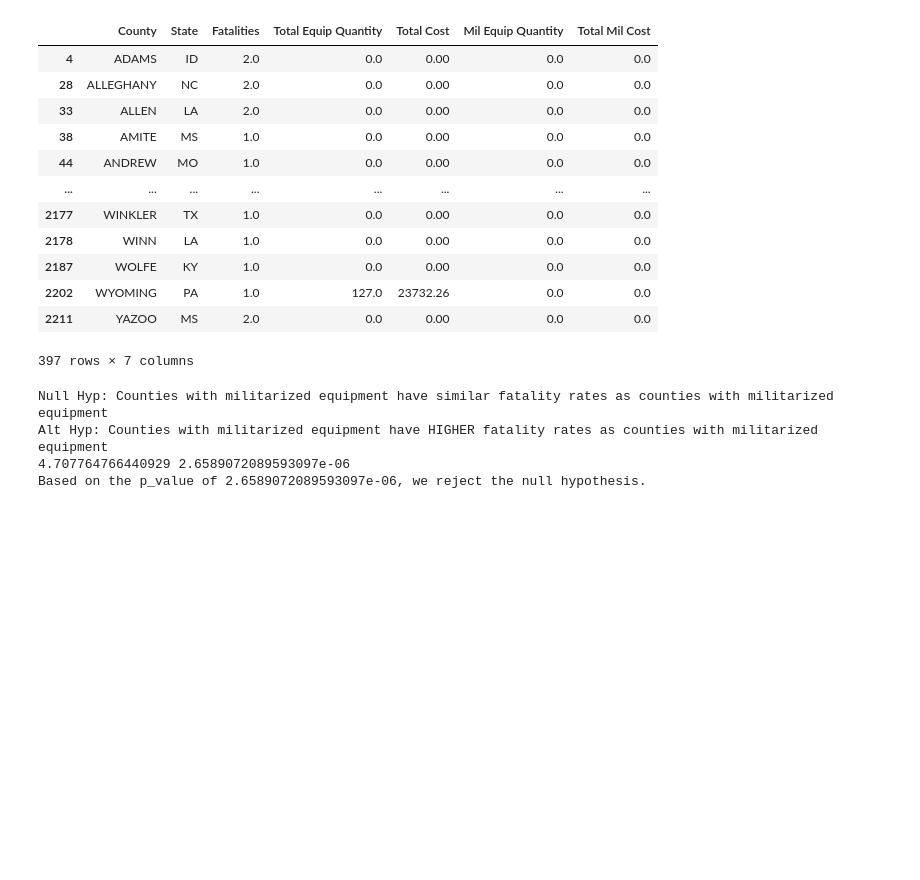
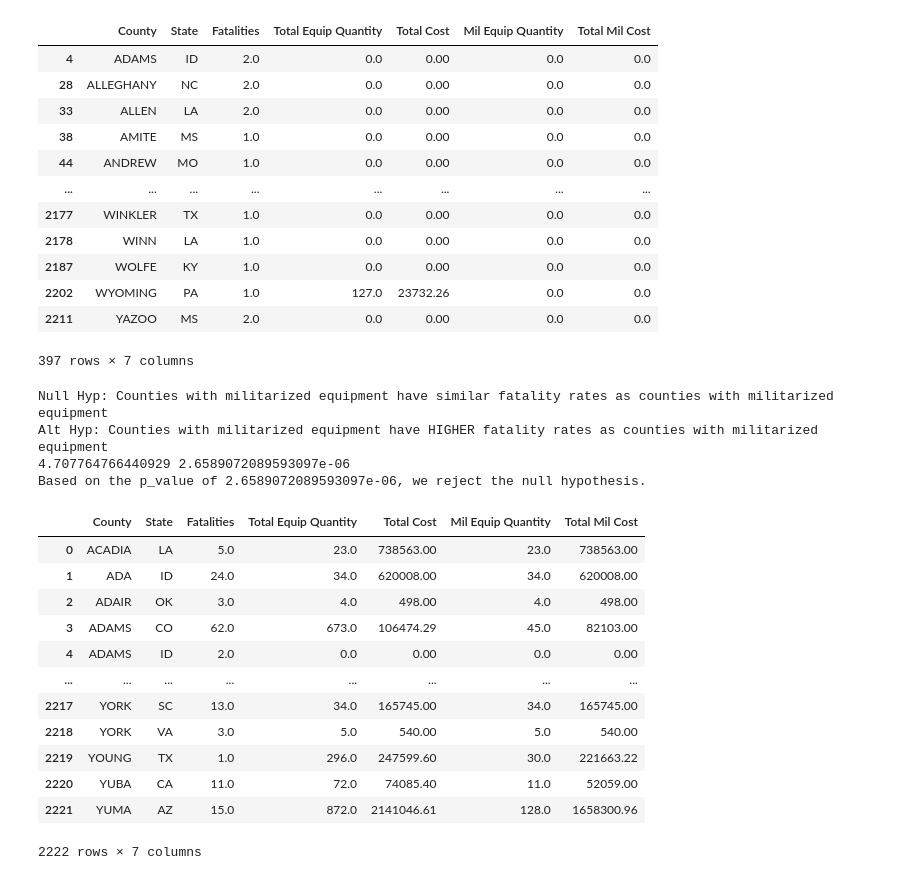
Before and after one commit to cat-mang/LESO_Analysis_Proj, a Jupyter notebook: notebooks/modeling.ipynb, the cells around one changed output. Drawn from its saved outputs; the diff is of its cells as text; code cells hidden in the pictures; blank space fills up the shorter version.

```diff
--- a/notebooks/modeling.ipynb
+++ b/notebooks/modeling.ipynb
@@ -256,3 +256,19 @@ Null Hyp: Counties with militarized equipment have similar fatality rates as cou
 Alt Hyp: Counties with militarized equipment have HIGHER fatality rates as counties with militarized equipment
 4.707764766440929 2.6589072089593097e-06
 Based on the p_value of 2.6589072089593097e-06, we reject the null hypothesis.
+# %%
+analysis_df
+# %% [output]
+|  | County | State | Fatalities | Total Equip Quantity | Total Cost | Mil Equip Quantity | Total Mil Cost |
+| 0 | ACADIA | LA | 5.0 | 23.0 | 738563.00 | 23.0 | 738563.00 |
+| 1 | ADA | ID | 24.0 | 34.0 | 620008.00 | 34.0 | 620008.00 |
+| 2 | ADAIR | OK | 3.0 | 4.0 | 498.00 | 4.0 | 498.00 |
+| 3 | ADAMS | CO | 62.0 | 673.0 | 106474.29 | 45.0 | 82103.00 |
+| 4 | ADAMS | ID | 2.0 | 0.0 | 0.00 | 0.0 | 0.00 |
+| ... | ... | ... | ... | ... | ... | ... | ... |
+| 2217 | YORK | SC | 13.0 | 34.0 | 165745.00 | 34.0 | 165745.00 |
+| 2218 | YORK | VA | 3.0 | 5.0 | 540.00 | 5.0 | 540.00 |
+| 2219 | YOUNG | TX | 1.0 | 296.0 | 247599.60 | 30.0 | 221663.22 |
+| 2220 | YUBA | CA | 11.0 | 72.0 | 74085.40 | 11.0 | 52059.00 |
+| 2221 | YUMA | AZ | 15.0 | 872.0 | 2141046.61 | 128.0 | 1658300.96 |
+2222 rows × 7 columns
```
Also changed, not shown: parts of 5 cells of this notebook.
